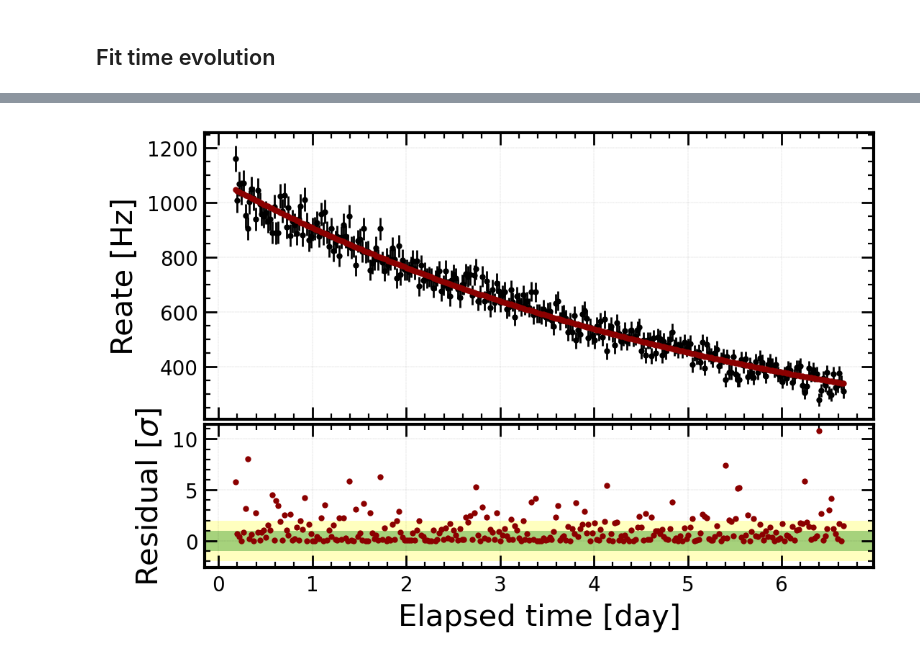
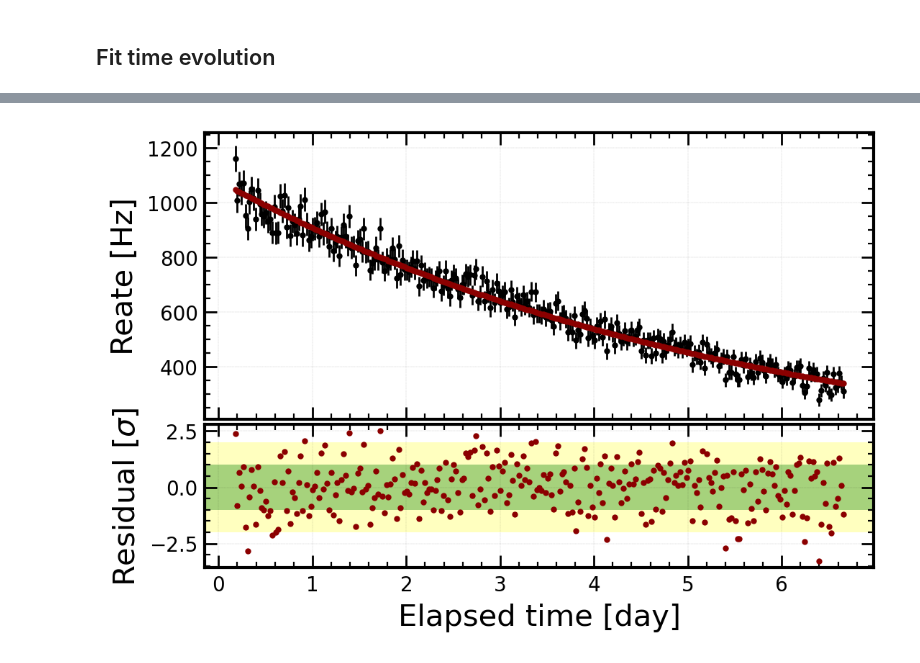
Before and after one commit to GiovanniVolta/RadDetect, a Jupyter notebook: tutorials/blumchen.ipynb, the cells around one changed output, grey strips where cells are left out. Drawn from its saved outputs; the diff is of its cells as text; code cells hidden in the pictures.

Commit message:
add local file and curve fit

```diff
--- a/tutorials/blumchen.ipynb
+++ b/tutorials/blumchen.ipynb
@@ -11,7 +11,7 @@ from scipy.stats import crystalball
 from scipy.stats import norm
 # %%
 # It works only in the MPIK network
-blumchen = rd.BlumchenAnalysis(url='https://radon-srv1.mpi-hd.mpg.de/coating_db/resultfiles', filename='Rn08052024')
+blumchen = rd.BlumchenAnalysis(filename='Rn08052024')
 # %% [output]
 Retrieving data from https://radon-srv1.mpi-hd.mpg.de/coating_db/resultfiles/Rn08052024/rn08052024.root
 # %%
@@ -23,44 +23,21 @@ blumchen.get_base_plot(n_channels=500, n_timestamp=200)
 # %%
 def Model(
     x,
-    beta1, m1, loc1, scale1,
-    # A1_1,
-    A1_2,
-    beta2, m2, loc2, scale2,
-    # A2_1,
-    A2_2,
-    # a, b
+    beta1, m1, loc1, scale1, A1,
+    beta2, m2, loc2, scale2, A2,
     ):
-    # _gauss_1 = A1_1 * sp.stats.norm.pdf(x, loc=loc1, scale=scale1)
-    _crystalball_1 = A1_2 * sp.stats.crystalball.pdf(x, beta1, m1, loc=loc1, scale=scale1)
-
-    # _gauss_2 = A2_1 * sp.stats.norm.pdf(x, loc=loc1, scale=scale1)
-    _crystalball_2 = A2_2 * sp.stats.crystalball.pdf(x, beta2, m2, loc=loc2, scale=scale2)
-
-    # _linear = a * x + b
-
+    _crystalball_1 = A1 * sp.stats.crystalball.pdf(x, beta1, m1, loc=loc1, scale=scale1)
+    _crystalball_2 = A2 * sp.stats.crystalball.pdf(x, beta2, m2, loc=loc2, scale=scale2)
     return _crystalball_1 + _crystalball_2
 
 init = {
-    'beta1': 0.987, 'm1': 1.894, 'loc1': 804.432, 'scale1': 4.774,
-    # 'A1_1': 94.8e3 / 2,
-    'A1_2': 94.8e3 / 2,
-    'beta2': 1.097, 'm2': 1.89, 'loc2': 1029.57, 'scale2': 5.057,
-    # 'A2_1': 101.2e3 / 2,
-    'A2_2': 101.2e3 / 2,
-    # 'a': 0, # -0.0135,
-    # 'b': 0, # 9
+    'beta1': 0.987, 'm1': 1.894, 'loc1': 804.432, 'scale1': 4.774, 'A1': 94.8e3,
+    'beta2': 1.097, 'm2': 1.89, 'loc2': 1029.57, 'scale2': 5.057, 'A2': 101.2e3
 }
 
 fixed = {
-    'beta1': False, 'm1': False, 'loc1': False, 'scale1': False,
-    # 'A1_1': False,
-    'A1_2': False,
-    'beta2': False, 'm2': False, 'loc2': False, 'scale2': False,
-    # 'A2_1': False,
-    'A2_2': False,
-    # 'a': True, 'b': True
-
+    'beta1': False, 'm1': False, 'loc1': False, 'scale1': False, 'A1': False,
+    'beta2': False, 'm2': False, 'loc2': False, 'scale2': False, 'A2': False
 }
 
 _MCA_range = [600, 1039]
@@ -186,28 +178,28 @@ m.hesse()
 # %%
 times, rate, rate_err = blumchen.get_time_evolution(n_timestamp=_n_timestamp)
 
 x = np.arange(0, 7, 0.1)
 
 fig, (ax1, ax2) = plt.subplots(2, 1, dpi=200, sharex=True, gridspec_kw={'height_ratios':[2,1], 'hspace': 0.025})
 
 ax1.errorbar(times / 60 / 60 / 24, rate, yerr=rate_err, lw=0, marker='o', color='black', ms=3, elinewidth=1)
 
 # l = ax1.plot(x, Model(x * 60 * 60 * 24, *np.array(m.values)), ls='--', color='darkred', zorder=5)
 l = ax1.plot(times / 60 / 60 / 24, Model(times, *np.array(m.values)), marker='o', ls='--', ms=3, color='darkred', zorder=5)
 
-ax2.plot(times / 60 / 60 / 24, ( (rate - Model(times, *np.array(m.values))) / rate_err )** 2, lw=0, marker='.', color=l[0].get_color())
+ax2.plot(times / 60 / 60 / 24, (rate - Model(times, *np.array(m.values))) / rate_err, lw=0, marker='.', color=l[0].get_color())
 
 ax2.axhspan(-2, 2, color='yellow', lw=0, alpha=0.25)
 ax2.axhspan(-1, 1, color='green', lw=0, alpha=0.35)
 
 ax1.grid()
 ax2.grid()
 
 ax2.set_xlabel('Elapsed time [day]')
 ax1.set_ylabel('Reate [Hz]')
 ax2.set_ylabel('Residual [$\sigma$]')
 
 plt.tight_layout()
 plt.show()
 # %% [output]
-[figure, old version]
+[figure, new version]
```
Also changed, not shown: parts of 3 cells of this notebook, 1 other file.
